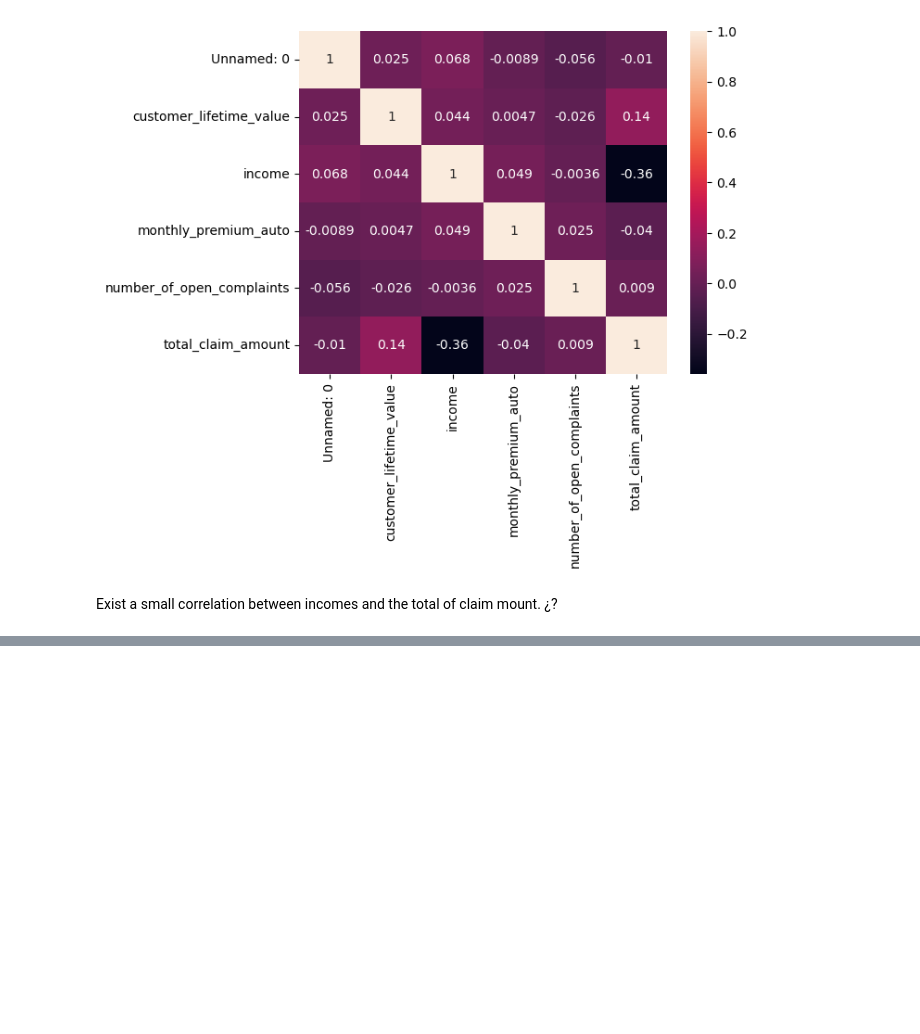
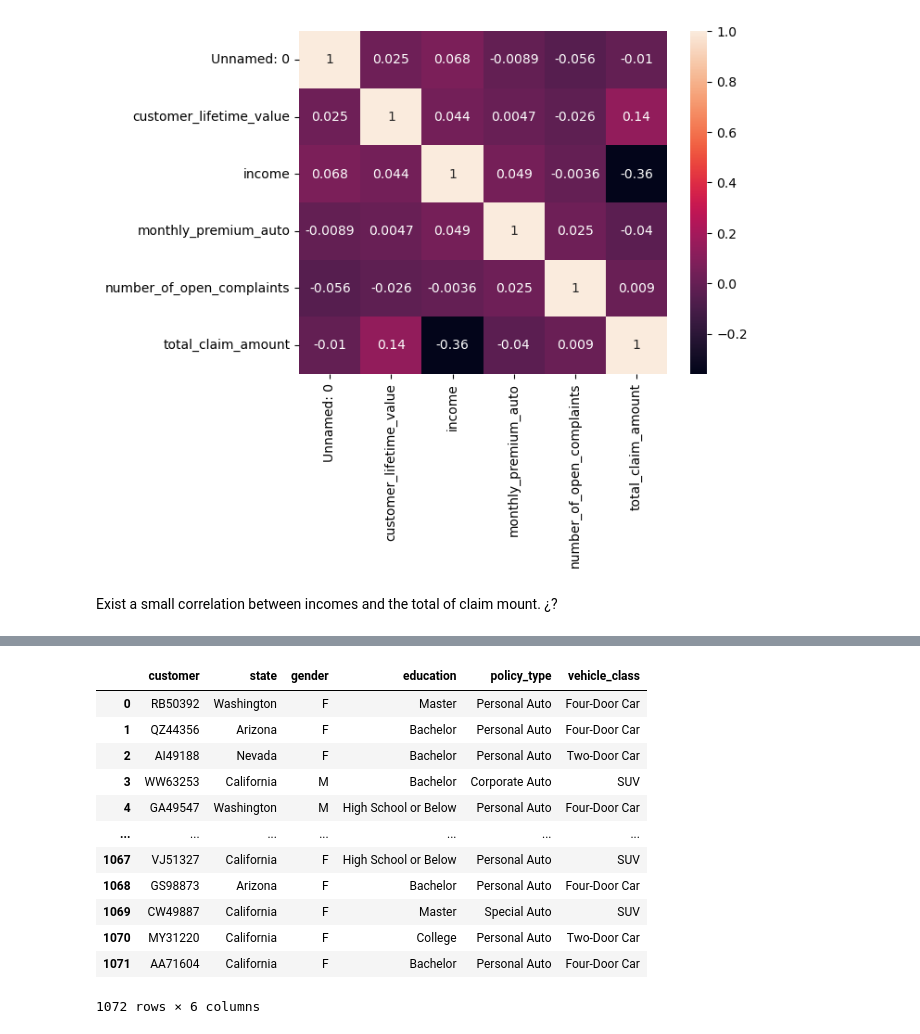
Before and after one commit to katchuli/lab-dw-data-cleaning-and-formatting, a Jupyter notebook: lab-dw-data-cleaning-and-formatting.ipynb, the cells around one changed output, grey strips where cells are left out. Saved outputs shown, nothing was run; the diff lists cells and outputs as text; code cells hidden in the pictures; blank space fills up the shorter version.

```diff
--- a/lab-dw-data-cleaning-and-formatting.ipynb
+++ b/lab-dw-data-cleaning-and-formatting.ipynb
@@ -631,0 +637,9 @@ Exist a small correlation between incomes and the total of claim mount. ¿?
+# %%
+from sklearn.preprocessing import MinMaxScaler
+from sklearn.preprocessing import StandardScaler
+
+y = file2['total_claim_amount']
+X = file2.drop(['total_claim_amount'], axis=1)
+
+X_num = X.select_dtypes(include = np.number)
+X_cat = X.select_dtypes(include = object)
@@ -631,0 +662,16 @@ Exist a small correlation between incomes and the total of claim mount. ¿?
+# %%
+X_cat
+# %% [output]
+|  | customer | state | gender | education | policy_type | vehicle_class |
+| 0 | RB50392 | Washington | F | Master | Personal Auto | Four-Door Car |
+| 1 | QZ44356 | Arizona | F | Bachelor | Personal Auto | Four-Door Car |
+| 2 | AI49188 | Nevada | F | Bachelor | Personal Auto | Two-Door Car |
+| 3 | WW63253 | California | M | Bachelor | Corporate Auto | SUV |
+| 4 | GA49547 | Washington | M | High School or Below | Personal Auto | Four-Door Car |
+| ... | ... | ... | ... | ... | ... | ... |
+| 1067 | VJ51327 | California | F | High School or Below | Personal Auto | SUV |
+| 1068 | GS98873 | Arizona | F | Bachelor | Personal Auto | Four-Door Car |
+| 1069 | CW49887 | California | F | Master | Special Auto | SUV |
+| 1070 | MY31220 | California | F | College | Personal Auto | Two-Door Car |
+| 1071 | AA71604 | California | F | Bachelor | Personal Auto | Four-Door Car |
+1072 rows × 6 columns
```
Also changed, not shown: parts of 4 cells of this notebook.
